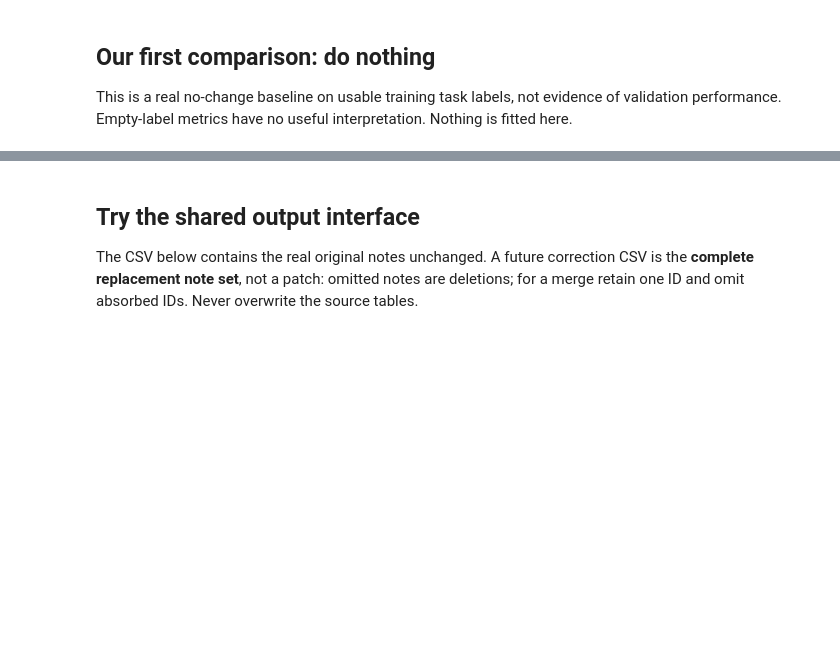
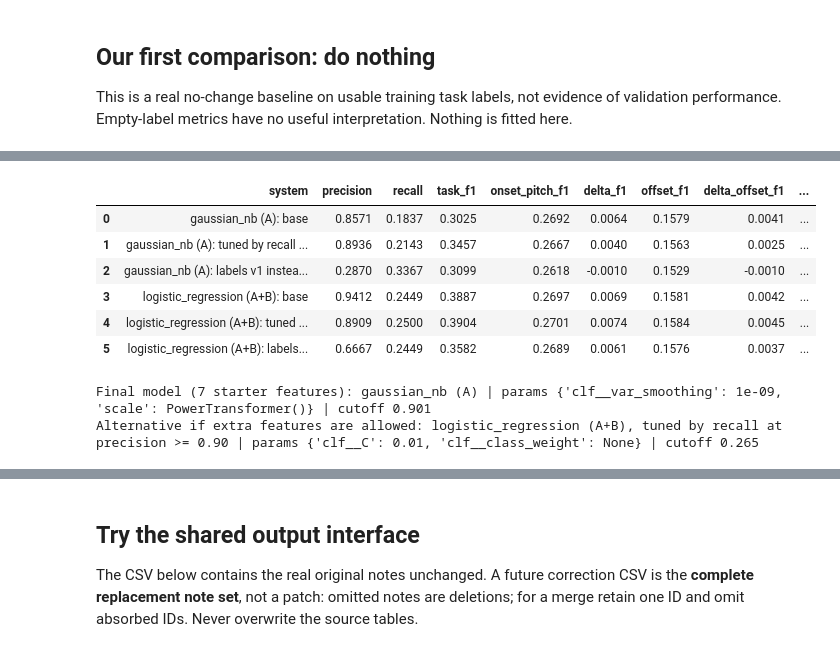
Before and after one commit to feliciaor2024-arch/Scoretify-Project, a Jupyter notebook: notebooks/correction_handover/felicia_false_starter.ipynb, the cells around one changed output, grey strips where cells are left out. Cells and saved outputs as stored; diff of their text form; code cells hidden in the pictures; blank space fills up the shorter version.

```diff
--- a/notebooks/correction_handover/felicia_false_starter.ipynb
+++ b/notebooks/correction_handover/felicia_false_starter.ipynb
@@ -74,0 +511,39 @@ Use `X_task` and the separate labels when you are ready. Keep validation separat
+# %%
+def recall_at_precision(estimator, X, y_true):
+    """Tuning score that matches the deletion rule: best recall reachable at precision >= TARGET_PRECISION."""
+    precision, recall, _ = precision_recall_curve(y_true, estimator.predict_proba(X)[:, 1])
+    return float(recall[precision >= TARGET_PRECISION].max())
+
+v1_false = pd.read_csv(DATA / 'train_targets.csv', dtype={'note_id': str}).set_index('note_id')['false_note']
+y_v1 = notes['note_id'].map(v1_false).dropna().astype(int)  # v1: same 196 deletes, 946 retains
+
+# One change at a time, for the final (set A) model and the alternative (A+B). Task metrics always use v2 labels.
+TUNED = 'tuned by recall at precision >= 0.90'
+IMPROVEMENTS = {TUNED: dict(scoring=recall_at_precision), 'labels v1 instead of v2': dict(labels=y_v1)}
+improvements, CHOSEN = [], {}
+for key in [BEST_A_KEY, BEST_AB_KEY]:
+    label = f'{key[0]} ({key[1]})'
+    runs = {'base': ({}, RESULTS[key])}
+    runs.update({name: (kw, run_cv(*key, **kw)) for name, kw in IMPROVEMENTS.items()})
+    rows = {name: evaluate(f'{label}: {name}', r) for name, (kw, r) in runs.items()}
+    improvements += rows.values()
+    # base vs tuned on training onset+pitch F1 (ties keep base); v1 is reported only: the label version is the group's decision
+    pick = max(['base', TUNED], key=lambda n: rows[n]['onset_pitch_f1'])
+    CHOSEN[key] = dict(name=label + ('' if pick == 'base' else f', {pick}'), kw=runs[pick][0], res=runs[pick][1])
+    CHOSEN[key]['fit'] = fit_final(*key, **CHOSEN[key]['kw'])
+improvements = pd.DataFrame(improvements)
+display(improvements.round(4))
+
+FINAL, ALTERNATIVE = CHOSEN[BEST_A_KEY], CHOSEN[BEST_AB_KEY]
+for role, m in [('Final model (7 starter features)', FINAL), ('Alternative if extra features are allowed', ALTERNATIVE)]:
+    print(f"{role}: {m['name']} | params {m['fit']['params']} | cutoff {m['fit']['cutoff']:.3f}")
+# %% [output]
+|  | system | precision | recall | task_f1 | onset_pitch_f1 | delta_f1 | offset_f1 | delta_offset_f1 | ... |
+| 0 | gaussian_nb (A): base | 0.8571 | 0.1837 | 0.3025 | 0.2692 | 0.0064 | 0.1579 | 0.0041 | ... |
+| 1 | gaussian_nb (A): tuned by recall ... | 0.8936 | 0.2143 | 0.3457 | 0.2667 | 0.0040 | 0.1563 | 0.0025 | ... |
+| 2 | gaussian_nb (A): labels v1 instea... | 0.2870 | 0.3367 | 0.3099 | 0.2618 | -0.0010 | 0.1529 | -0.0010 | ... |
+| 3 | logistic_regression (A+B): base | 0.9412 | 0.2449 | 0.3887 | 0.2697 | 0.0069 | 0.1581 | 0.0042 | ... |
+| 4 | logistic_regression (A+B): tuned ... | 0.8909 | 0.2500 | 0.3904 | 0.2701 | 0.0074 | 0.1584 | 0.0045 | ... |
+| 5 | logistic_regression (A+B): labels... | 0.6667 | 0.2449 | 0.3582 | 0.2689 | 0.0061 | 0.1576 | 0.0037 | ... |
+Final model (7 starter features): gaussian_nb (A) | params {'clf__var_smoothing': 1e-09, 'scale': PowerTransformer()} | cutoff 0.901
+Alternative if extra features are allowed: logistic_regression (A+B), tuned by recall at precision >= 0.90 | params {'clf__C': 0.01, 'clf__class_weight': None} | cutoff 0.265
```
Also changed, not shown: parts of 25 cells of this notebook, 12 other files.
